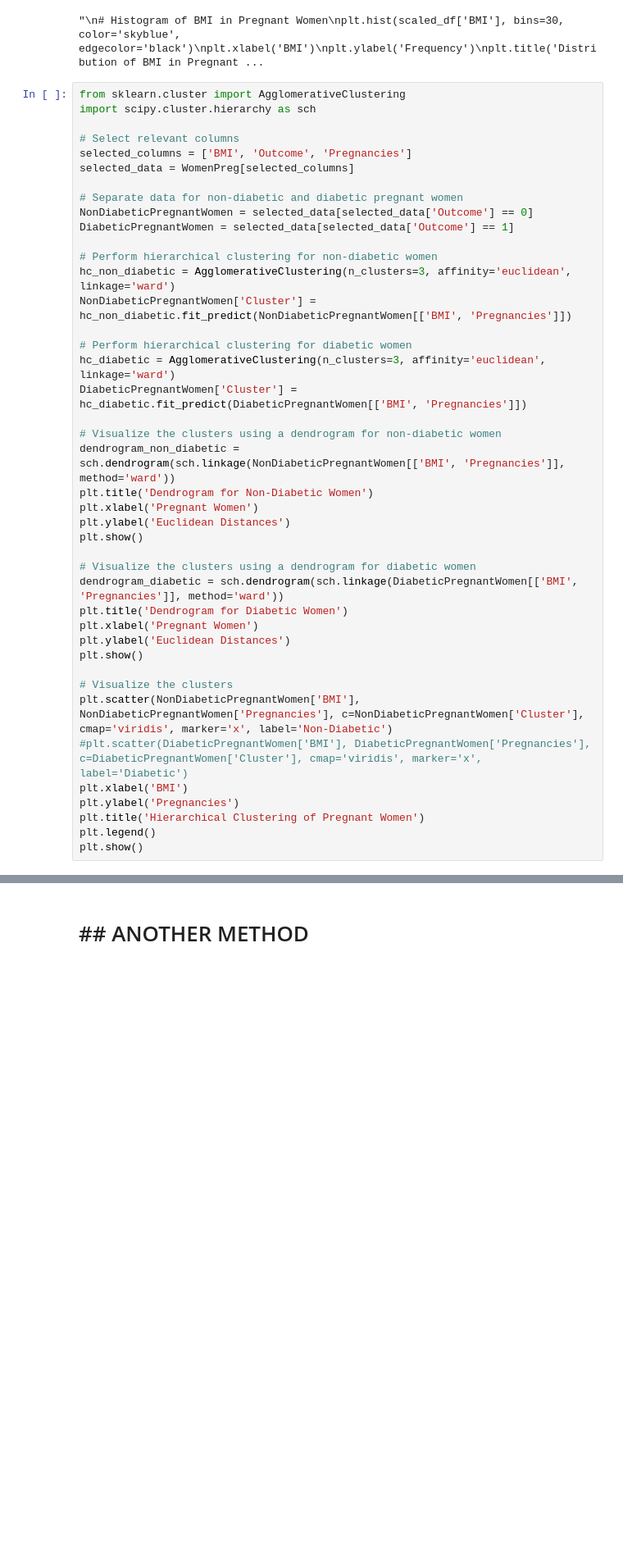
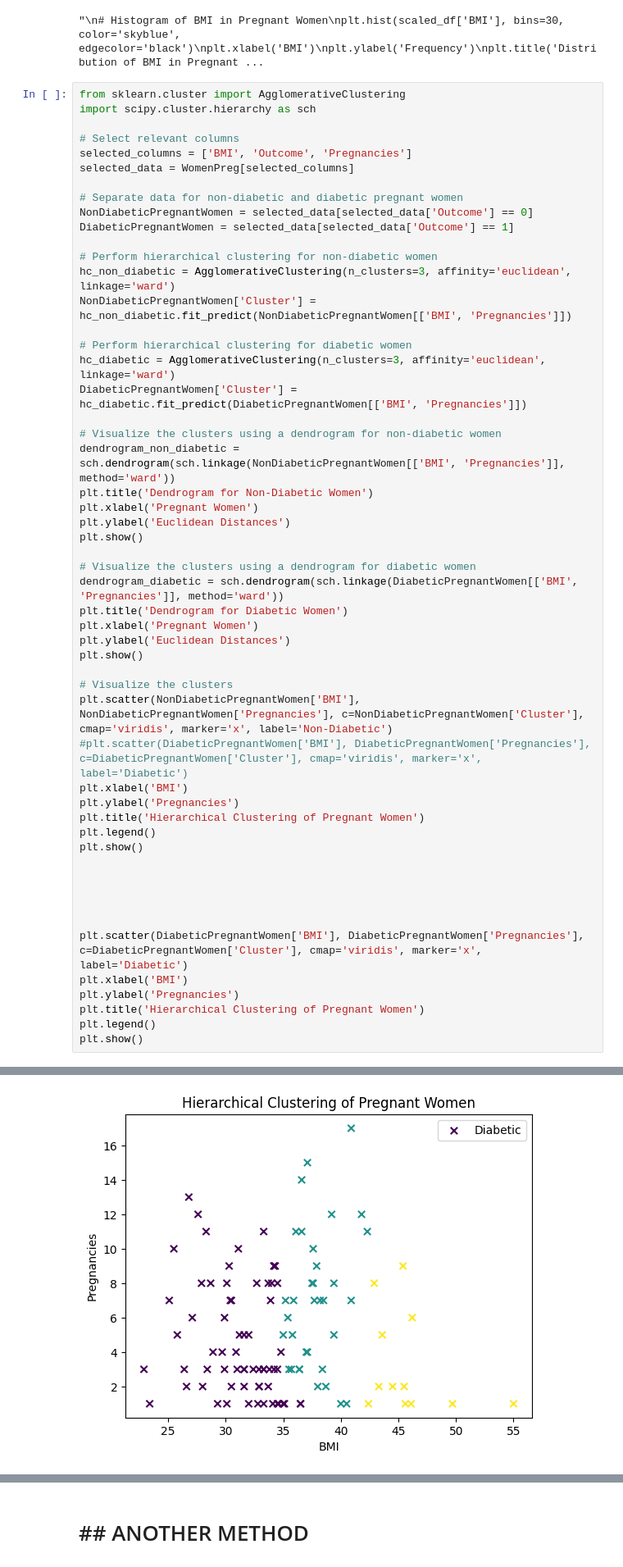
Before and after one commit to houin679/CSMODELPROJECT, a Jupyter notebook: MCO1_CSMODEL_clustering.ipynb, the cells around one changed output, grey strips where cells are left out. Shown at 82% size. Drawn from its saved outputs; the diff is of its cells as text; blank space fills up the shorter version.

```diff
--- a/MCO1_CSMODEL_clustering.ipynb
+++ b/MCO1_CSMODEL_clustering.ipynb
@@ -1067,33 +1067,45 @@ plt.show()
 
 # Visualize the clusters using a dendrogram for diabetic women
 dendrogram_diabetic = sch.dendrogram(sch.linkage(DiabeticPregnantWomen[['BMI', 'Pregnancies']], method='ward'))
 plt.title('Dendrogram for Diabetic Women')
 plt.xlabel('Pregnant Women')
 plt.ylabel('Euclidean Distances')
 plt.show()
 
 # Visualize the clusters
 plt.scatter(NonDiabeticPregnantWomen['BMI'], NonDiabeticPregnantWomen['Pregnancies'], c=NonDiabeticPregnantWomen['Cluster'], cmap='viridis', marker='x', label='Non-Diabetic')
 #plt.scatter(DiabeticPregnantWomen['BMI'], DiabeticPregnantWomen['Pregnancies'], c=DiabeticPregnantWomen['Cluster'], cmap='viridis', marker='x', label='Diabetic')
 plt.xlabel('BMI')
 plt.ylabel('Pregnancies')
 plt.title('Hierarchical Clustering of Pregnant Women')
 plt.legend()
 plt.show()
+
+
+
+
+
+plt.scatter(DiabeticPregnantWomen['BMI'], DiabeticPregnantWomen['Pregnancies'], c=DiabeticPregnantWomen['Cluster'], cmap='viridis', marker='x', label='Diabetic')
+plt.xlabel('BMI')
+plt.ylabel('Pregnancies')
+plt.title('Hierarchical Clustering of Pregnant Women')
+plt.legend()
+plt.show()
 # %% [output]
 A value is trying to be set on a copy of a slice from a DataFrame.
 Try using .loc[row_indexer,col_indexer] = value instead
 
 See the caveats in the documentation: https://pandas.pydata.org/pandas-docs/stable/user_guide/indexing.html#returning-a-view-versus-a-copy
   NonDiabeticPregnantWomen['Cluster'] = hc_non_diabetic.fit_predict(NonDiabeticPregnantWomen[['BMI', 'Pregnancies']])
 A value is trying to be set on a copy of a slice from a DataFrame.
 Try using .loc[row_indexer,col_indexer] = value instead
 
 See the caveats in the documentation: https://pandas.pydata.org/pandas-docs/stable/user_guide/indexing.html#returning-a-view-versus-a-copy
   DiabeticPregnantWomen['Cluster'] = hc_diabetic.fit_predict(DiabeticPregnantWomen[['BMI', 'Pregnancies']])
 [figure]
 [figure]
 [figure]
+[figure, added]
 # %%
 # Function to get numerical information about clusters
 def get_cluster_stats(data, cluster_column):
```
